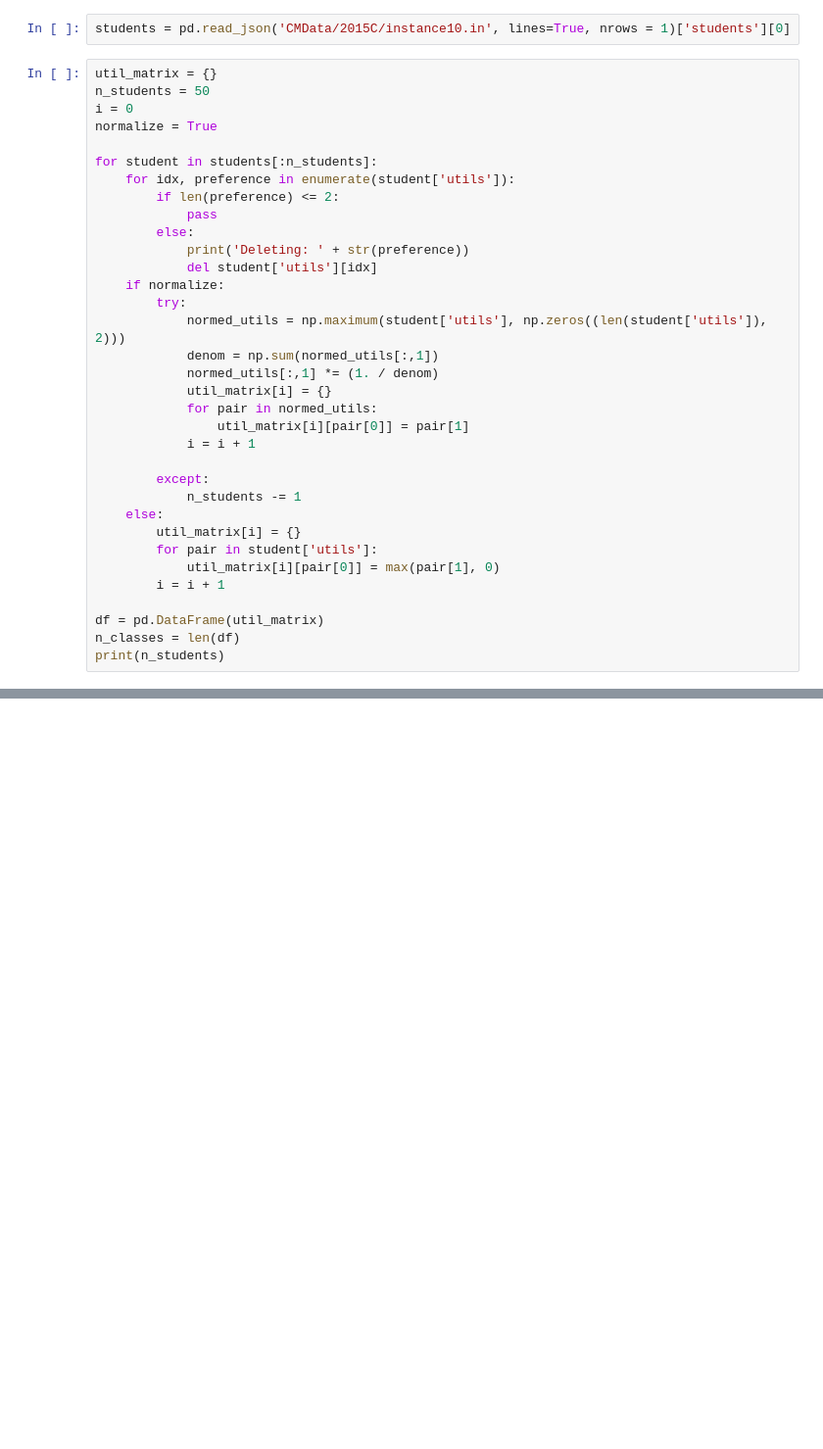
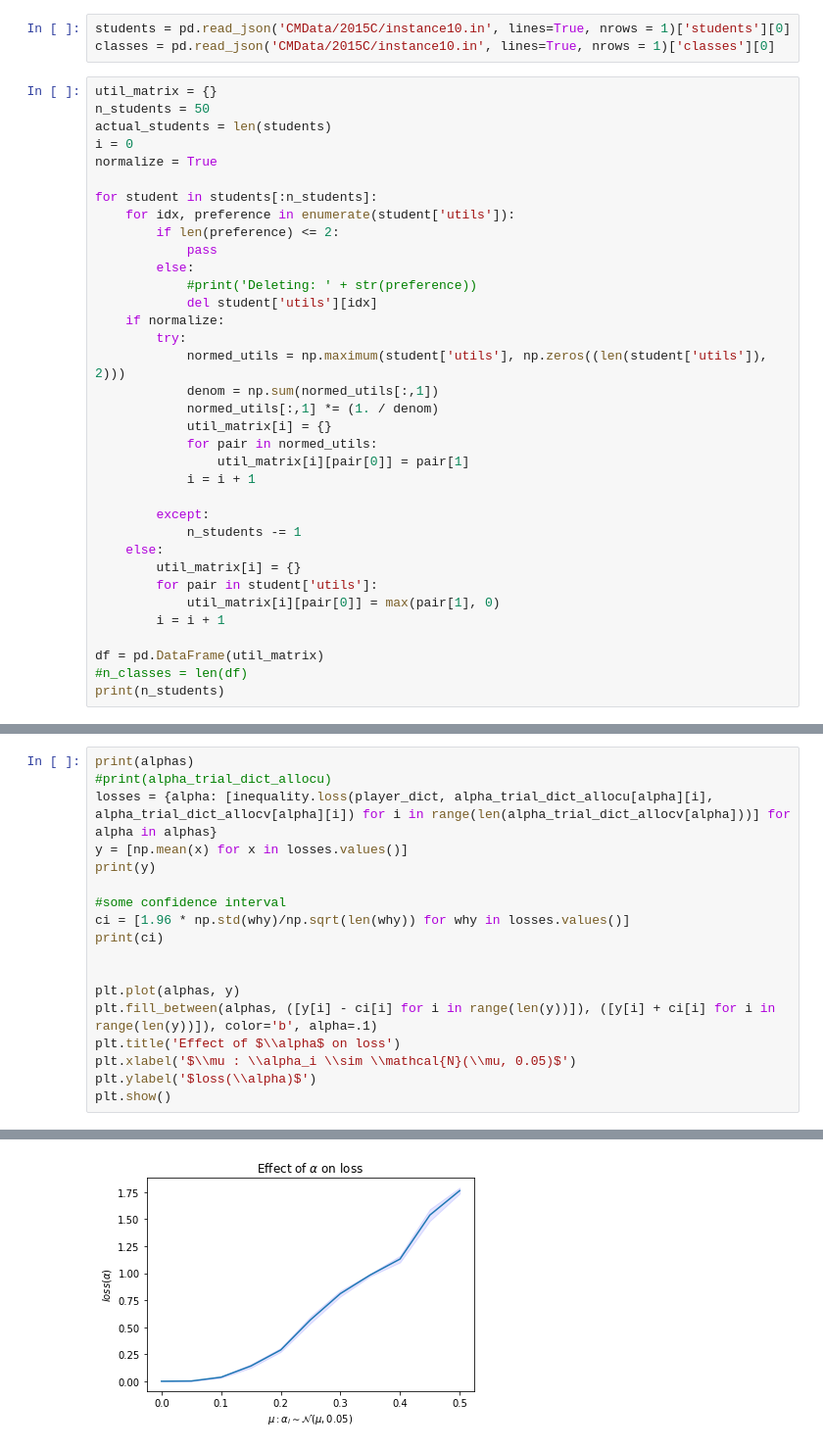
Before and after one commit to jfinocchiaro/divisible-allocation-inequality, a Jupyter notebook: no-money/coursematch_preproc.ipynb, the cells around one changed output, grey strips where cells are left out. Shown: that part at 98% size. Drawn from its saved outputs; the diff is of its cells as text; blank space fills up the shorter version.

```diff
--- a/no-money/coursematch_preproc.ipynb
+++ b/no-money/coursematch_preproc.ipynb
@@ -13,8 +14,10 @@ classes = pd.read_excel('CMData/2015C/2015C.xlsx', names=['id'], usecols='A')
 # %%
 students = pd.read_json('CMData/2015C/instance10.in', lines=True, nrows = 1)['students'][0]
+classes = pd.read_json('CMData/2015C/instance10.in', lines=True, nrows = 1)['classes'][0]
 # %%
 util_matrix = {}
 n_students = 50
+actual_students = len(students)
 i = 0
 normalize = True
 
@@ -23,7 +26,7 @@ for student in students[:n_students]:
         if len(preference) <= 2:
             pass
         else:
-            print('Deleting: ' + str(preference))
+            #print('Deleting: ' + str(preference))
             del student['utils'][idx]
     if normalize:
         try:
@@ -44,6 +47,6 @@ for student in students[:n_students]:
         i = i + 1
 
 df = pd.DataFrame(util_matrix)
-n_classes = len(df)
+#n_classes = len(df)
 print(n_students)
 # %% [output]
@@ -72,0 +174,19 @@ print(fs_v)
+# %%
+print(alphas)
+#print(alpha_trial_dict_allocu)
+losses = {alpha: [inequality.loss(player_dict, alpha_trial_dict_allocu[alpha][i], alpha_trial_dict_allocv[alpha][i]) for i in range(len(alpha_trial_dict_allocv[alpha]))] for alpha in alphas}
+y = [np.mean(x) for x in losses.values()]
+print(y)
+
+#some confidence interval
+ci = [1.96 * np.std(why)/np.sqrt(len(why)) for why in losses.values()]
+print(ci)
+
+
+plt.plot(alphas, y)
+plt.fill_between(alphas, ([y[i] - ci[i] for i in range(len(y))]), ([y[i] + ci[i] for i in range(len(y))]), color='b', alpha=.1)
+plt.title('Effect of $\\alpha$ on loss')
+plt.xlabel('$\\mu : \\alpha_i \\sim \\mathcal{N}(\\mu, 0.05)$')
+plt.ylabel('$loss(\\alpha)$')
+plt.show()
+# %% [output]
@@ -72,0 +196 @@ print(fs_v)
+[figure, added]
```
Also changed, not shown: parts of 14 cells of this notebook, 6 other files.
